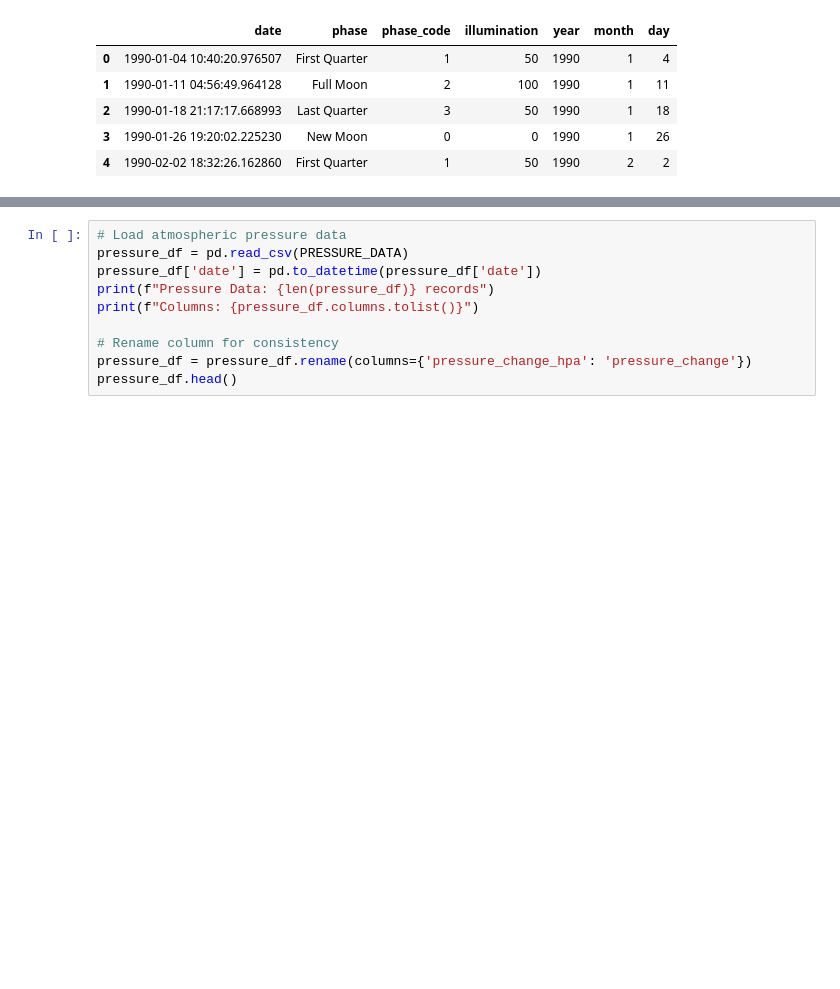
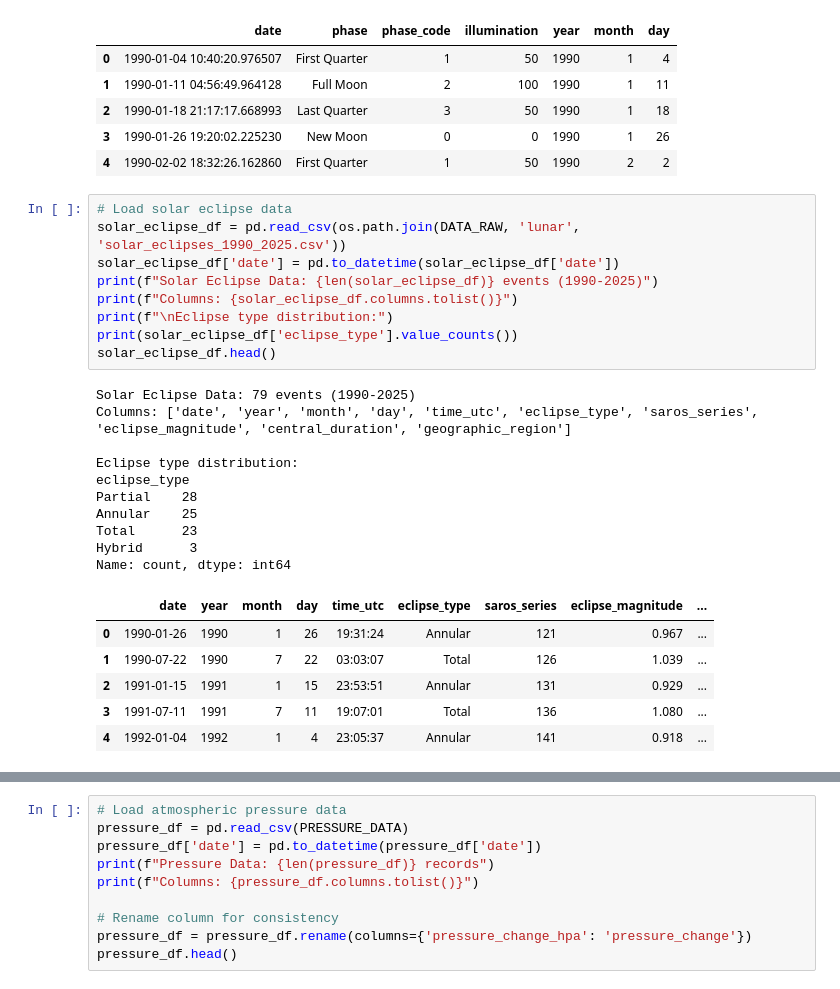
Before and after one commit to esenbora/stat495project, a Jupyter notebook: notebooks/01_data_loading_preprocessing.ipynb, the cells around one changed output, grey strips where cells are left out. Drawn from its saved outputs; the diff is of its cells as text; blank space fills up the shorter version.

```diff
--- a/notebooks/01_data_loading_preprocessing.ipynb
+++ b/notebooks/01_data_loading_preprocessing.ipynb
@@ -210,3 +210,29 @@ Moon Phases Data: 1781 phase events
 | 2 | 1990-01-18 21:17:17.668993 | Last Quarter | 3 | 50 | 1990 | 1 | 18 |
 | 3 | 1990-01-26 19:20:02.225230 | New Moon | 0 | 0 | 1990 | 1 | 26 |
 | 4 | 1990-02-02 18:32:26.162860 | First Quarter | 1 | 50 | 1990 | 2 | 2 |
+# %%
+# Load solar eclipse data
+solar_eclipse_df = pd.read_csv(os.path.join(DATA_RAW, 'lunar', 'solar_eclipses_1990_2025.csv'))
+solar_eclipse_df['date'] = pd.to_datetime(solar_eclipse_df['date'])
+print(f"Solar Eclipse Data: {len(solar_eclipse_df)} events (1990-2025)")
+print(f"Columns: {solar_eclipse_df.columns.tolist()}")
+print(f"\nEclipse type distribution:")
+print(solar_eclipse_df['eclipse_type'].value_counts())
+solar_eclipse_df.head()
+# %% [output]
+Solar Eclipse Data: 79 events (1990-2025)
+Columns: ['date', 'year', 'month', 'day', 'time_utc', 'eclipse_type', 'saros_series', 'eclipse_magnitude', 'central_duration', 'geographic_region']
+
+Eclipse type distribution:
+eclipse_type
+Partial    28
+Annular    25
+Total      23
+Hybrid      3
+Name: count, dtype: int64
+|  | date | year | month | day | time_utc | eclipse_type | saros_series | eclipse_magnitude | ... |
+| 0 | 1990-01-26 | 1990 | 1 | 26 | 19:31:24 | Annular | 121 | 0.967 | ... |
+| 1 | 1990-07-22 | 1990 | 7 | 22 | 03:03:07 | Total | 126 | 1.039 | ... |
+| 2 | 1991-01-15 | 1991 | 1 | 15 | 23:53:51 | Annular | 131 | 0.929 | ... |
+| 3 | 1991-07-11 | 1991 | 7 | 11 | 19:07:01 | Total | 136 | 1.080 | ... |
+| 4 | 1992-01-04 | 1992 | 1 | 4 | 23:05:37 | Annular | 141 | 0.918 | ... |
```
Also changed, not shown: parts of 3 cells of this notebook, 62 other files.
